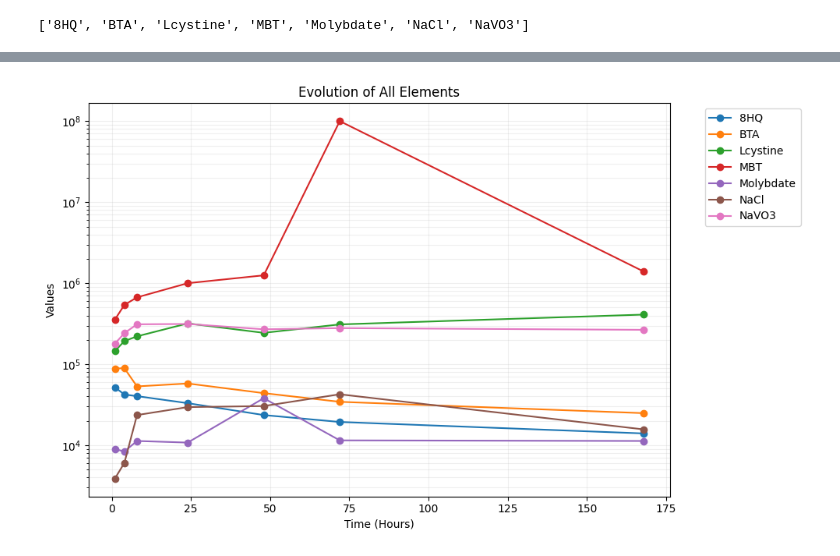
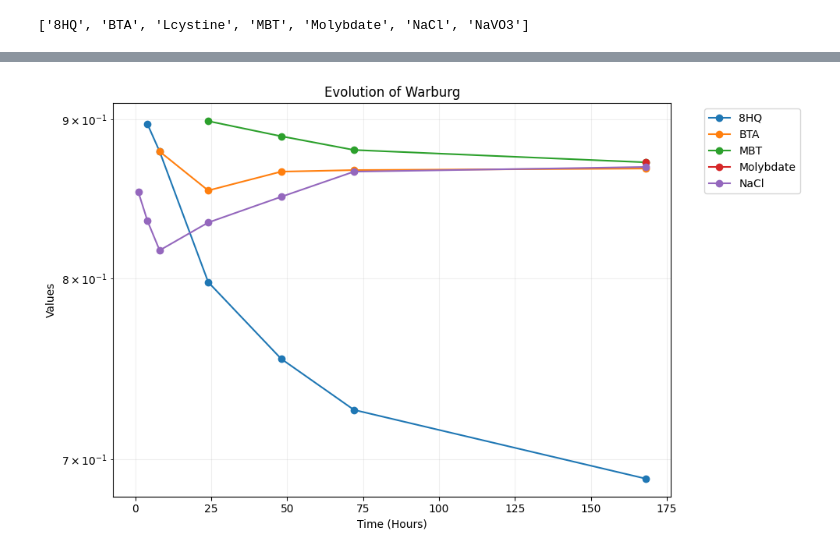
Before and after one commit to AlexandreCauvel/PEA, a Jupyter notebook: code/parameter_plotter/Plotter_params.ipynb, the cells around one changed output, grey strips where cells are left out. Cells and saved outputs as stored; diff of their text form; code cells hidden in the pictures.

```diff
--- a/code/parameter_plotter/Plotter_params.ipynb
+++ b/code/parameter_plotter/Plotter_params.ipynb
@@ -47,7 +47,7 @@ for compound in folders:
 
                     if circuit_num == 2:
                         # Swap R1/R2, n1/n2, Q1/Q2
-                        swap_map = {'R1': 'R2', 'R2': 'R1', 'n1': 'n2', 'n2': 'n1', 'Q1': 'Q2', 'Q2': 'Q1'}
+                        swap_map = {'R1': 'R2', 'R2': 'R1', 'n1': 'n2', 'n2': 'n1', 'Q1': 'Q2', 'Q2': 'Q1','W1': 'W2', 'W2': 'W1'}
                         element = swap_map.get(element, element)
 
                     elif circuit_num == 3:
@@ -112,22 +102,21 @@ NaVO3       266000.0
 # %%
-import matplotlib.pyplot as plt
-
-df_r1 = df_pivot.xs('R1', level='element')
+df_r1 = df_pivot.xs('n2', level='element')
 plt.figure(figsize=(10, 6))
 hours = df_r1.columns.values
 
 for compound in df_r1.index:
     # Use .dropna() if you want the lines to connect across NaN values
     y_values = df_r1.loc[compound].values
     plt.plot(hours, y_values, marker='o', label=compound)
 
-plt.title("Evolution of All Elements")
+plt.title("Evolution of Warburg")
 plt.xlabel("Time (Hours)")
 plt.ylabel("Values")
 plt.yscale('log')  # Recommended because your values range from 10^-6 to 10^2
 plt.legend(bbox_to_anchor=(1.05, 1), loc='upper left') # Move legend outside
 plt.grid(True, which="both", ls="-", alpha=0.2)
 plt.tight_layout()
+#plt.savefig('W.png',dpi = 500)
 plt.show()
 # %% [output]
-[figure, old version]
+[figure, new version]
```
Also changed, not shown: parts of 1 cell of this notebook, 35 other files.
